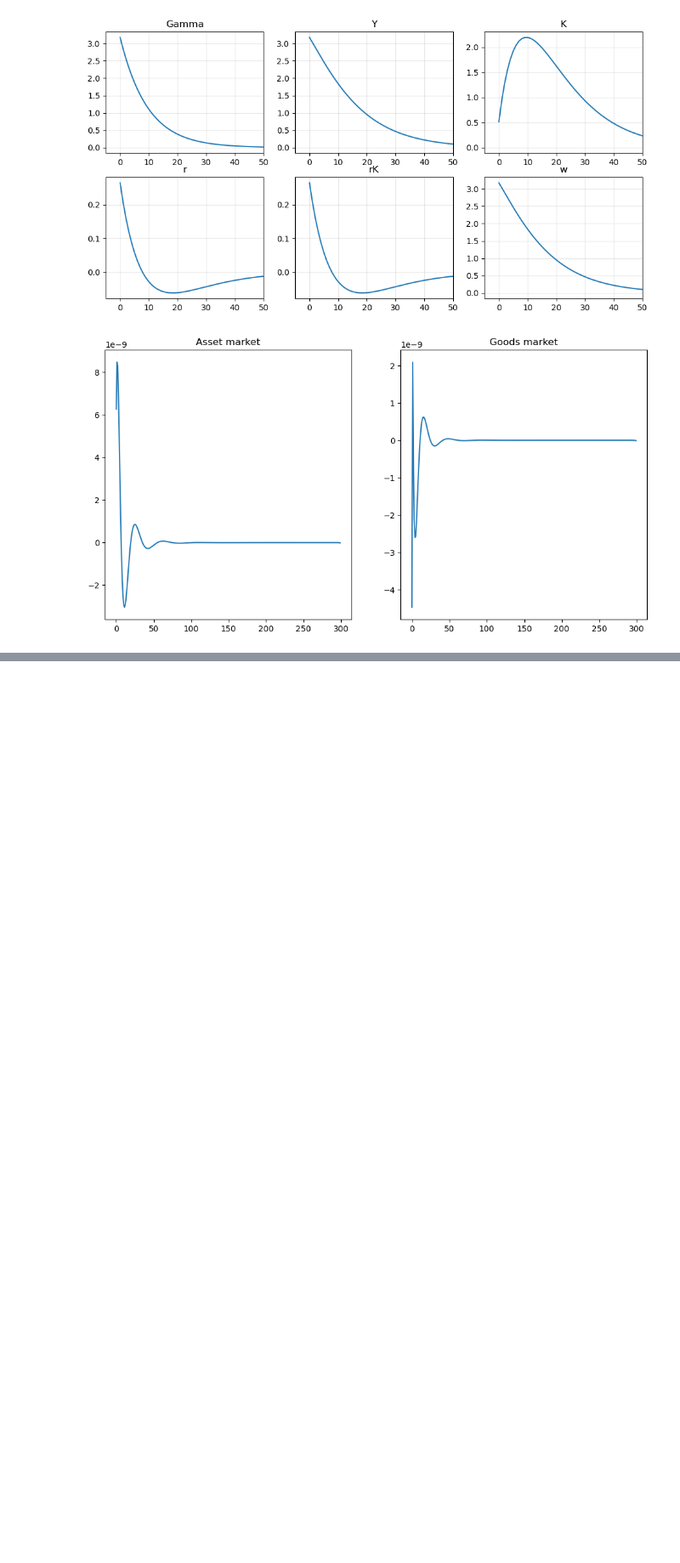
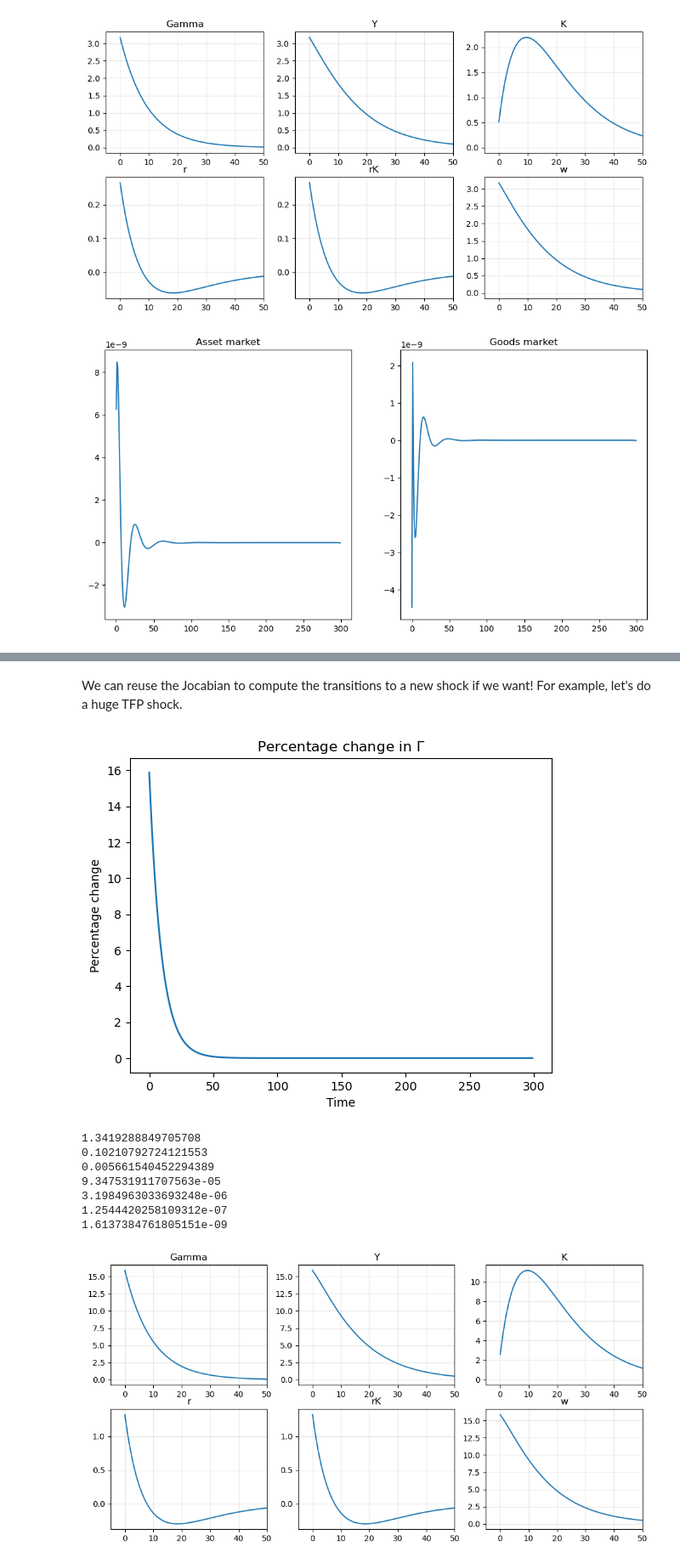
Before and after one commit to NumEconCopenhagen/AdvMacroHet, a Jupyter notebook: 04-Transition-Path/HANC-example/Transition-Manually.ipynb, the cells around one changed output, grey strips where cells are left out. Shown: that part at 85% size. Cells and saved outputs as stored; diff of their text form; code cells hidden in the pictures; blank space fills up the shorter version.

Commit message:
Added fake-news + linear transitions

```diff
--- a/04-Transition-Path/HANC-example/Transition-Manually.ipynb
+++ b/04-Transition-Path/HANC-example/Transition-Manually.ipynb
@@ -345,0 +455,61 @@ NameError: name 'w' is not defined
+# %% [markdown]
+We can reuse the Jocabian to compute the transitions to a new shock if we want! For example, let's do a huge TFP shock.
+# %%
+T = 300
+sigma = 0.1
+rho = 0.9
+Gamma_shock = par.Gamma + sigma * rho ** np.arange(T)
+plt.plot((Gamma_shock-par.Gamma)/par.Gamma*100)
+plt.title("Percentage change in $\Gamma$")
+plt.xlabel("Time")
+plt.ylabel("Percentage change")
+plt.show()
+
+K_trans = np.ones((T)) * K_ss
+error = 1
+tol = 1e-8
+adj = 0.1
+while error > tol:
+    r_trans, w_trans, Y_trans, I_trans = firm(K_trans, Gamma_shock, K_ss, par)
+    C_trans, A_trans, D_trans, c_trans, a_trans = get_impulse_response(Va_term, D_init, r_trans, w_trans, par)
+    asset_market = A_trans - K_trans
+    error = np.max(np.abs(asset_market))
+    print(error)
+    K_trans -= np.linalg.solve(H_K, asset_market)
+
+fig, axes = plt.subplots(2, 3, figsize=(12, 6))
+
+axes[0, 0].plot((Gamma_shock-par.Gamma)/par.Gamma * 100)
+axes[0, 0].set_title('Gamma')
+axes[0, 1].plot((Y_trans-Y_ss)/Y_ss * 100)
+axes[0, 1].set_title('Y')
+axes[0, 2].plot((K_trans-K_ss)/K_ss * 100)
+axes[0, 2].set_title('K')
+axes[1, 0].plot((r_trans-r_ss)* 100)
+axes[1, 0].set_title('r')
+axes[1, 1].plot((r_trans-r_ss)* 100)
+axes[1, 1].set_title('rK')
+axes[1, 2].plot((w_trans-w_ss) / w_ss* 100)
+axes[1, 2].set_title('w')
+for ax in axes.flat:
+    ax.set_xlim(-5, 50)
+    ax.grid(True, alpha =0.3)
+plt.show()
+
+
+fig, axes = plt.subplots(1, 2, figsize=(12, 6))
+axes[0].plot(A_trans-K_trans)
+axes[0].set_title('Asset market')
+axes[1].plot(Y_trans - C_trans - I_trans)
+axes[1].set_title('Goods market')
+plt.show()
+# %% [output]
+[figure, added]
+1.3419288849705708
+0.10210792724121553
+0.005661540452294389
+9.347531911707563e-05
+3.1984963033693248e-06
+1.2544420258109312e-07
+1.6137384761805151e-09
+[figure, added]
```
Also changed, not shown: parts of 32 cells of this notebook.
